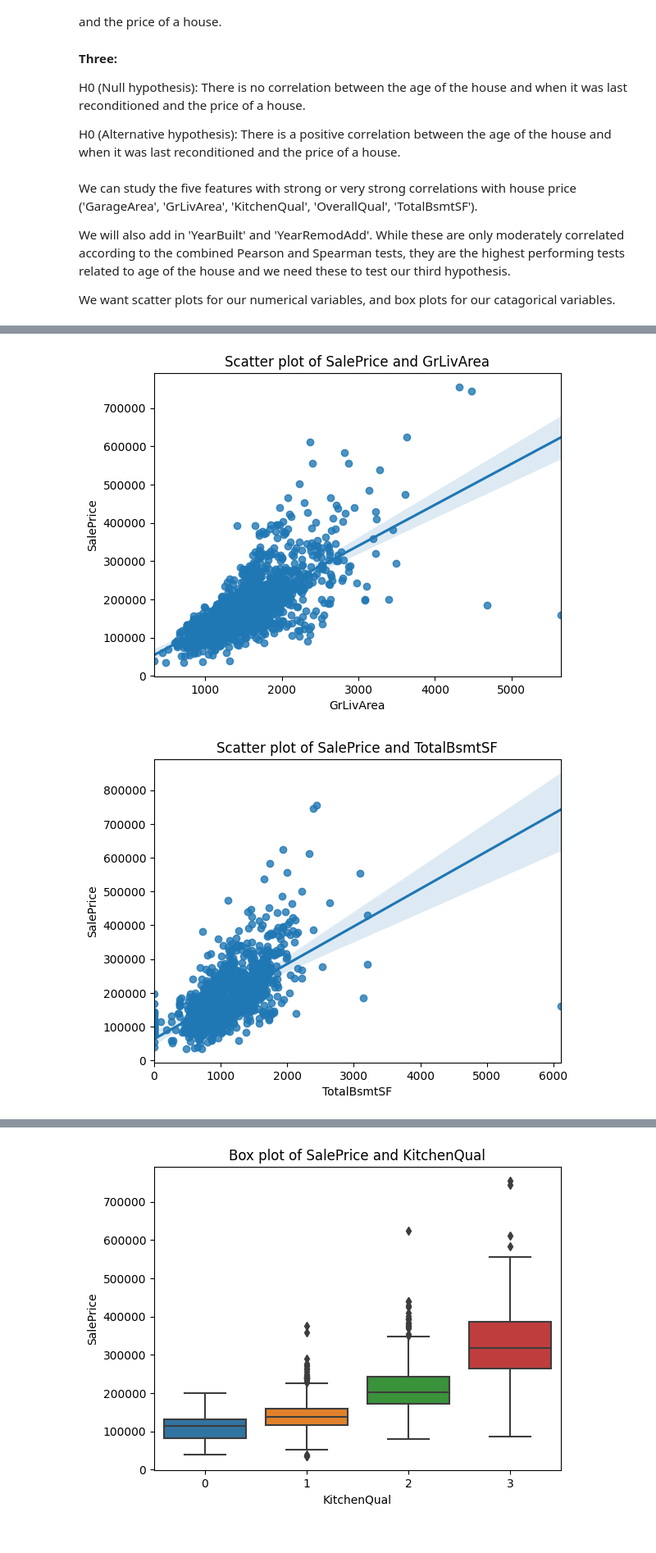
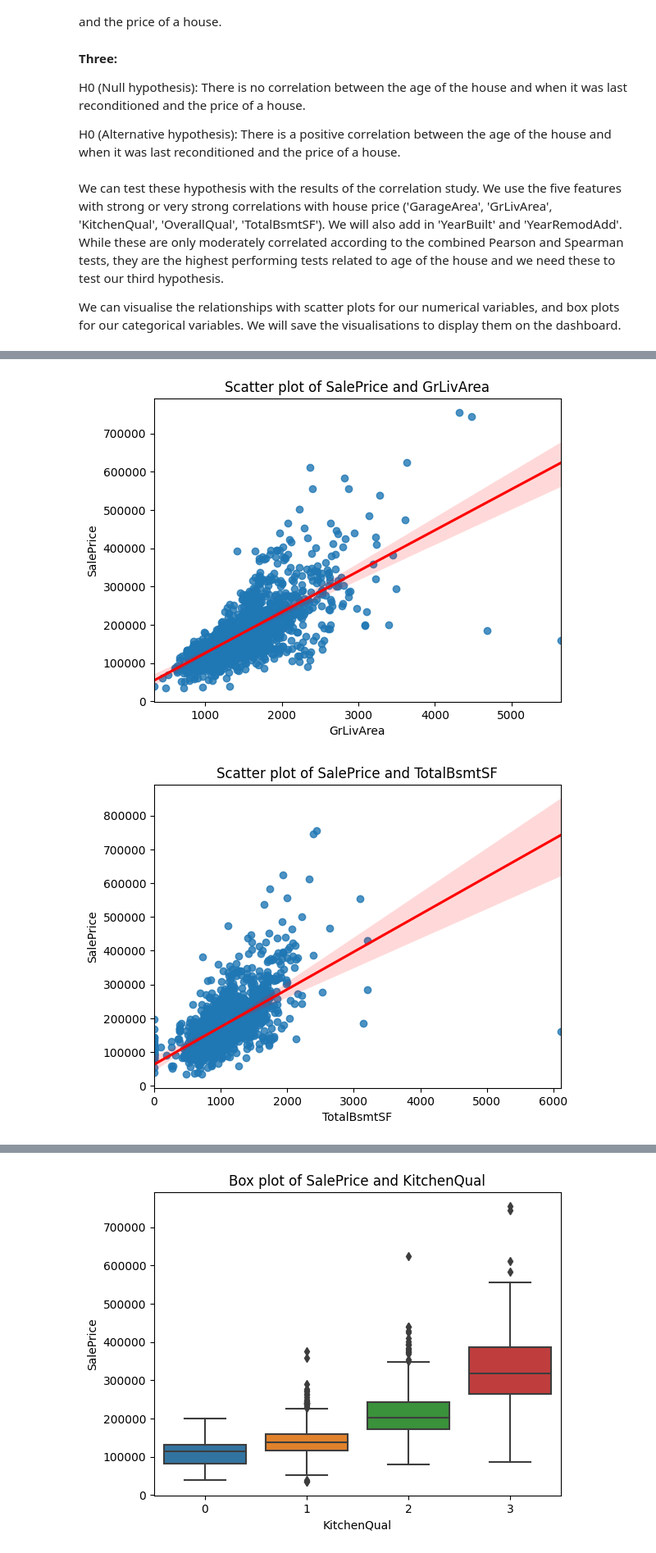
Before and after one commit to ewradcliffe/Heritage-Housing, a Jupyter notebook: jupyter_notebooks/05 - PriceCorrelationStudy.ipynb, the cells around one changed output, grey strips where cells are left out. Shown at 82% size. Saved outputs shown, nothing was run; the diff lists cells and outputs as text; code cells hidden in the pictures.

Commit message:
Update hypothesis visualisations.

```diff
--- a/jupyter_notebooks/05 - PriceCorrelationStudy.ipynb
+++ b/jupyter_notebooks/05 - PriceCorrelationStudy.ipynb
@@ -313,11 +314,9 @@ H0 (Null hypothesis): There is no correlation between the age of the house and w
 
 H0 (Alternative hypothesis): There is a positive correlation between the age of the house and when it was last reconditioned and the price of a house.
 # %% [markdown]
-We can study the five features with strong or very strong correlations with house price ('GarageArea', 'GrLivArea', 'KitchenQual', 'OverallQual', 'TotalBsmtSF').
+We can test these hypothesis with the results of the correlation study. We use the five features with strong or very strong correlations with house price ('GarageArea', 'GrLivArea', 'KitchenQual', 'OverallQual', 'TotalBsmtSF'). We will also add in 'YearBuilt' and 'YearRemodAdd'. While these are only moderately correlated according to the combined Pearson and Spearman tests, they are the highest performing tests related to age of the house and we need these to test our third hypothesis.
 
-We will also add in 'YearBuilt' and 'YearRemodAdd'. While these are only moderately correlated according to the combined Pearson and Spearman tests, they are the highest performing tests related to age of the house and we need these to test our third hypothesis.
-
-We want scatter plots for our numerical variables, and box plots for our catagorical variables.
+We can visualise the relationships with scatter plots for our numerical variables, and box plots for our categorical variables. We will save the visualisations to display them on the dashboard.
 # %%
 numerical_variables = ['GarageArea', 'GrLivArea', 'TotalBsmtSF', 'YearBuilt', 'YearRemodAdd']
 categorical_variables = ['KitchenQual', 'OverallQual']
@@ -326,6 +325,7 @@ import seaborn as sns
 
 for category in numerical_variables:
     plt.figure()
-    sns.regplot(x=category, y="SalePrice", data=house_prices_clean_df).set(title=f'Scatter plot of SalePrice and {category}')
-    # plt.savefig(f'docs/plots/scatter_plot_of_saleprice_and_{category}.png', bbox_inches='tight')
+    sns.regplot(x=category, y="SalePrice", data=house_prices_clean_df, line_kws={"color": "red"}).set(
+        title=f'Scatter plot of SalePrice and {category}')
+    plt.savefig(f'docs/plots/scatter_plot_of_saleprice_and_{category}.png', bbox_inches='tight')
 # %% [output]
@@ -333,2 +333,2 @@ for category in numerical_variables:
-[figure, old version]
+[figure, new version]
-[figure, old version]
+[figure, new version]
```
Also changed, not shown: parts of 3 cells of this notebook, 7 other files.
